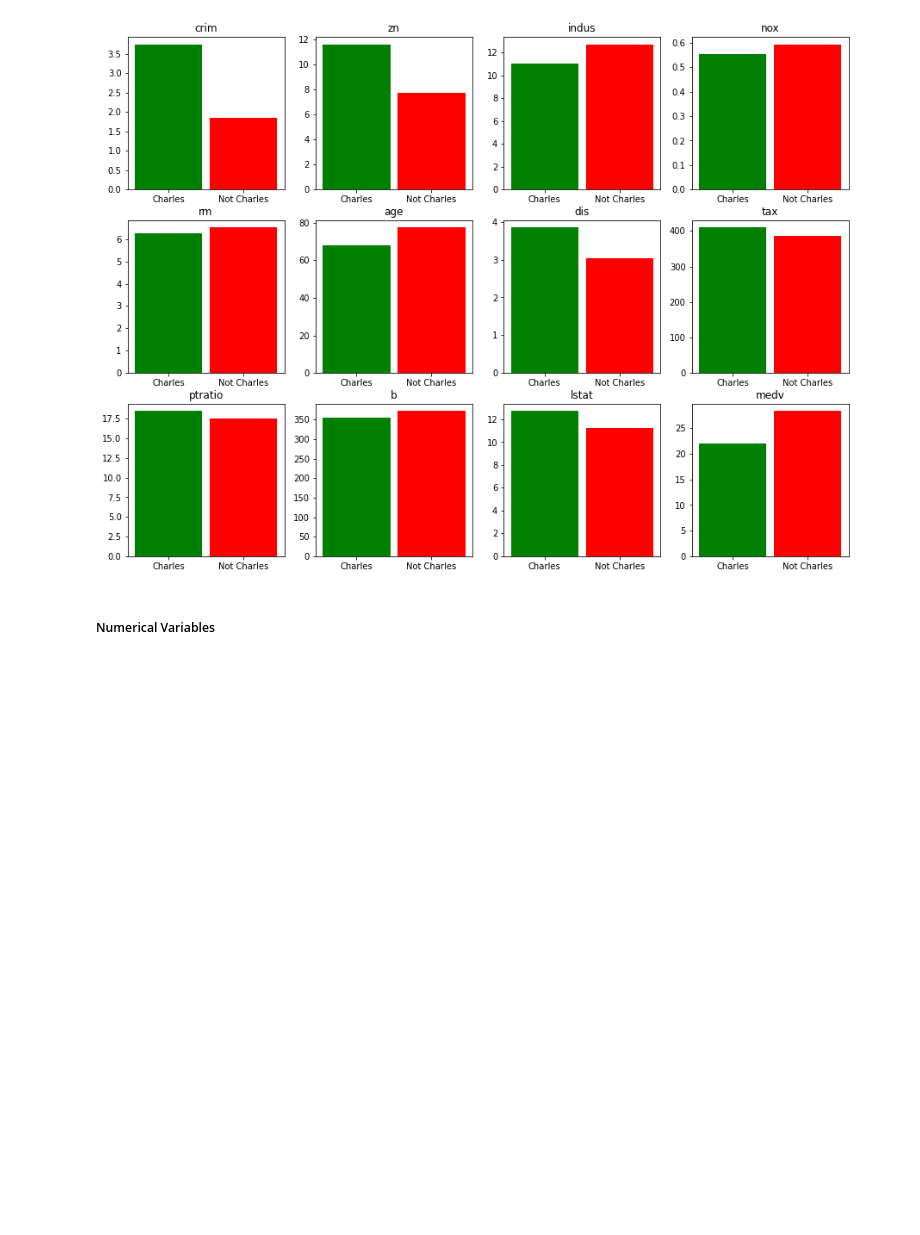
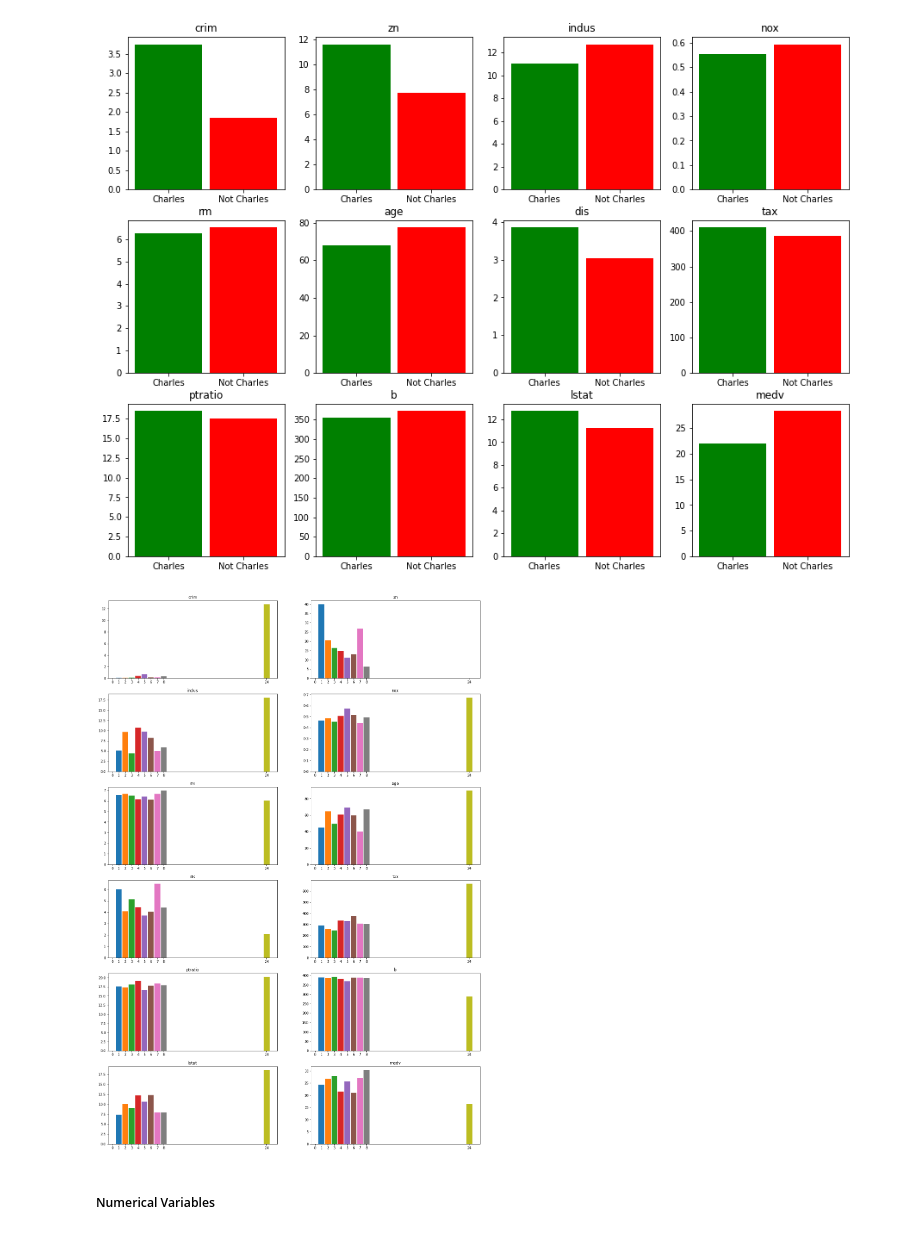
Before and after one commit to MaxZx3000/Boston-Housing-Machine-Learning, a Jupyter notebook: Assignment2_Anthony Kevin Oktavius.ipynb, the cells around one changed output. Saved outputs shown, nothing was run; the diff lists cells and outputs as text; code cells hidden in the pictures; blank space fills up the shorter version.

Commit message:
Added Radial Field Multiple Bar Chart

```diff
--- a/Assignment2_Anthony Kevin Oktavius.ipynb
+++ b/Assignment2_Anthony Kevin Oktavius.ipynb
@@ -251,9 +253,9 @@ figure = plt.figure()
 figure.set_figwidth(15)
 figure.set_figheight(15)
 
+
 stacked_bar_fields = numerical_features.copy()
 stacked_bar_fields.append(charles_river_field)
-
 
 for index, field in enumerate(stacked_bar_fields):
 
@@ -265,12 +267,8 @@ for index, field in enumerate(stacked_bar_fields):
     total_is_not_charles = housing_df[housing_df[charles_river_field] == 0].groupby(charles_river_field)[field].mean()
     total_is_charles = housing_df[housing_df[charles_river_field] == 1].groupby(charles_river_field)[field].mean()
 
-
     unique_is_not_charles = list(total_is_not_charles.index)[:6]
     unique_is_charles = list(total_is_charles.index)[:6]
-
-    total_is_not_charles = total_is_not_charles.values.flatten()[:6]
-    total_is_charles = total_is_charles.values.flatten()[:6]
 
     plt.title(field)
 
@@ -282,6 +280,58 @@ for index, field in enumerate(stacked_bar_fields):
 plt.show()
 # %% [output]
 [figure]
+# %%
+stacked_bar_chart_width = 0.9
+
+figure = get_plot_figure(20, 30)
+
+stacked_bar_fields = numerical_features.copy()
+stacked_bar_fields.append(radial_field)
+
+for index, field in enumerate(stacked_bar_fields):
+
+    if field == radial_field:
+        continue
+
+    plt.subplot(6, 2, index + 1)
+
+    total_radial_1 = housing_df[housing_df[radial_field] == 1].groupby(radial_field)[field].mean()
+    total_radial_2 = housing_df[housing_df[radial_field] == 2].groupby(radial_field)[field].mean()
+    total_radial_3 = housing_df[housing_df[radial_field] == 3].groupby(radial_field)[field].mean()
+    total_radial_4 = housing_df[housing_df[radial_field] == 4].groupby(radial_field)[field].mean()
+    total_radial_5 = housing_df[housing_df[radial_field] == 5].groupby(radial_field)[field].mean()
+    total_radial_6 = housing_df[housing_df[radial_field] == 6].groupby(radial_field)[field].mean()
+    total_radial_7 = housing_df[housing_df[radial_field] == 7].groupby(radial_field)[field].mean()
+    total_radial_8 = housing_df[housing_df[radial_field] == 8].groupby(radial_field)[field].mean()
+    total_radial_24 = housing_df[housing_df[radial_field] == 24].groupby(radial_field)[field].mean()
+
+    unique_total_radial_1 = list(total_radial_1.index)[:8]
+    unique_total_radial_2 = list(total_radial_2.index)[:8]
+    unique_total_radial_3 = list(total_radial_3.index)[:8]
+    unique_total_radial_4 = list(total_radial_4.index)[:8]
+    unique_total_radial_5 = list(total_radial_5.index)[:8]
+    unique_total_radial_6 = list(total_radial_6.index)[:8]
+    unique_total_radial_7 = list(total_radial_7.index)[:8]
+    unique_total_radial_8 = list(total_radial_8.index)[:8]
+    unique_total_radial_24 = list(total_radial_24.index)[:8]
+
+    plt.title(field)
+
+    plt.xticks([0, 1, 2, 3, 4, 5, 6, 7, 8, 24])
+
+    plt.bar(unique_total_radial_1, total_radial_1, width=stacked_bar_chart_width)
+    plt.bar(unique_total_radial_2, total_radial_2, width=stacked_bar_chart_width)
+    plt.bar(unique_total_radial_3, total_radial_3, width=stacked_bar_chart_width)
+    plt.bar(unique_total_radial_4, total_radial_4, width=stacked_bar_chart_width)
+    plt.bar(unique_total_radial_5, total_radial_5, width=stacked_bar_chart_width)
+    plt.bar(unique_total_radial_6, total_radial_6, width=stacked_bar_chart_width)
+    plt.bar(unique_total_radial_7, total_radial_7, width=stacked_bar_chart_width)
+    plt.bar(unique_total_radial_8, total_radial_8, width=stacked_bar_chart_width)
+    plt.bar(unique_total_radial_24, total_radial_24, width=stacked_bar_chart_width)
+
+plt.show()
+# %% [output]
+[figure, added]
 # %% [markdown]
 ##### Numerical Variables
 # %% [markdown]
```
Also changed, not shown: parts of 1 cell of this notebook.
